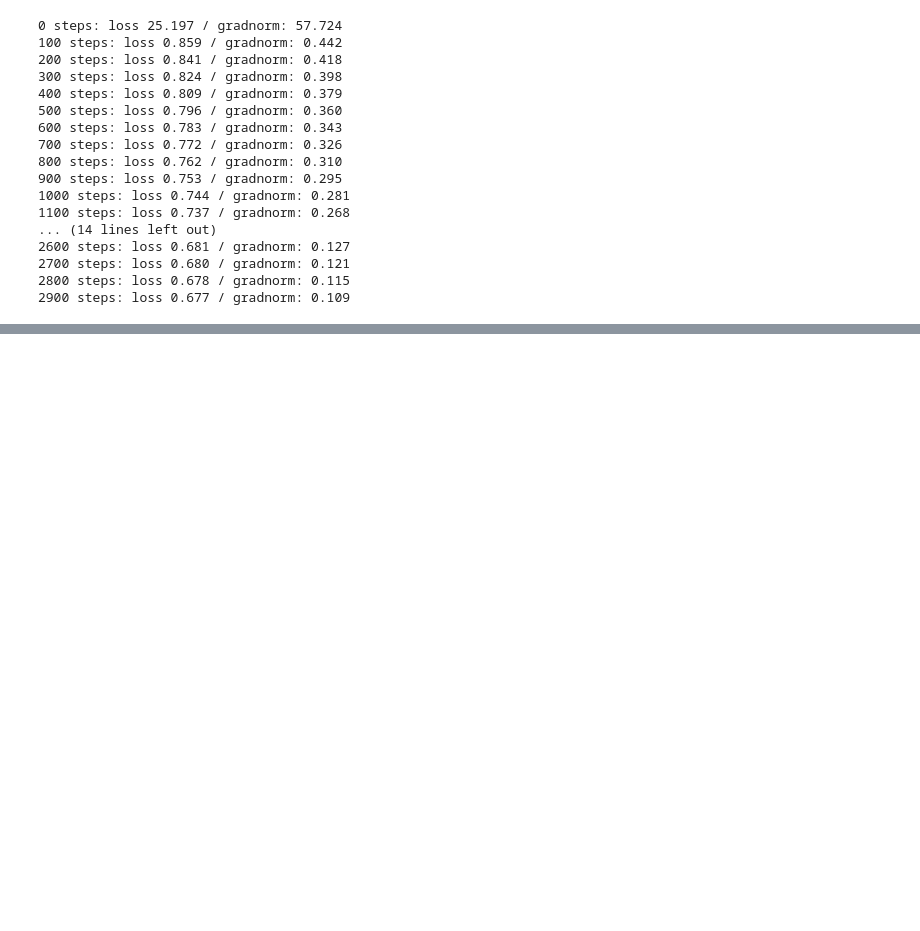
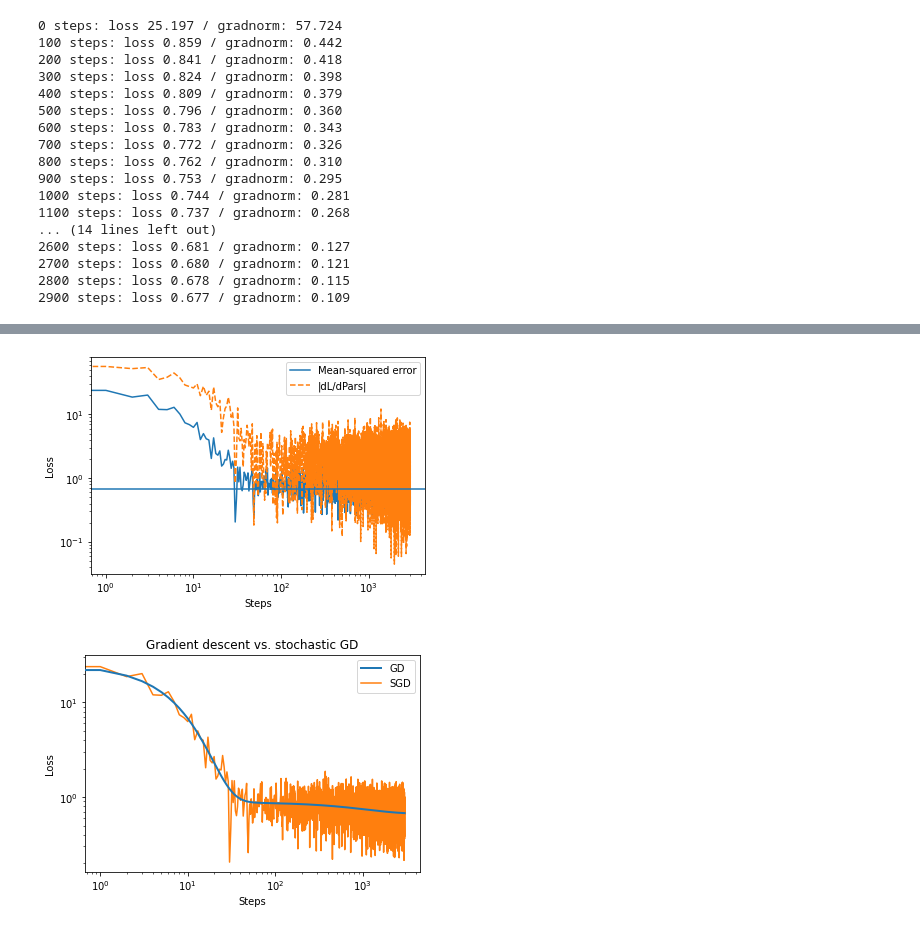
Before and after one commit to raphhbw/WAKE_workshops, a Jupyter notebook: machine_learning/session_01/s1_linearmodelstoml_full.ipynb, the cells around one changed output, grey strips where cells are left out. Drawn from its saved outputs; the diff is of its cells as text; code cells hidden in the pictures; blank space fills up the shorter version.

```diff
--- a/machine_learning/session_01/s1_linearmodelstoml_full.ipynb
+++ b/machine_learning/session_01/s1_linearmodelstoml_full.ipynb
@@ -161,0 +223,25 @@ plt.show()
+# %%
+analytic_loss = loss_function([m_true, b_true], x, y_obs)
+
+plt.plot(loss_arr_stoch, label='Mean-squared error')
+plt.plot(grad_arr_stoch, ls='--', label='|dL/dPars|')
+plt.xlabel("Steps")
+plt.ylabel("Loss")
+plt.axhline(analytic_loss)
+plt.xscale("log")
+plt.yscale("log")
+plt.legend()
+plt.show()
+
+plt.plot(loss_arr, zorder=20, lw=2, label='GD')
+plt.plot(loss_arr_stoch, label='SGD')
+plt.xscale("log")
+plt.yscale("log")
+plt.xlabel("Steps")
+plt.ylabel("Loss")
+plt.legend()
+plt.title("Gradient descent vs. stochastic GD")
+plt.show()
+# %% [output]
+[figure, added]
+[figure, added]
```
Also changed, not shown: parts of 7 cells of this notebook.
